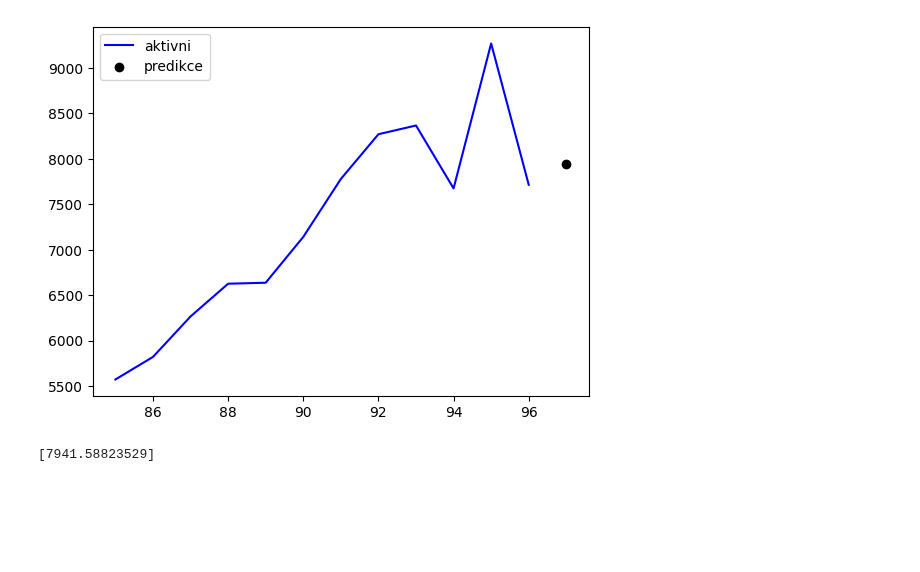
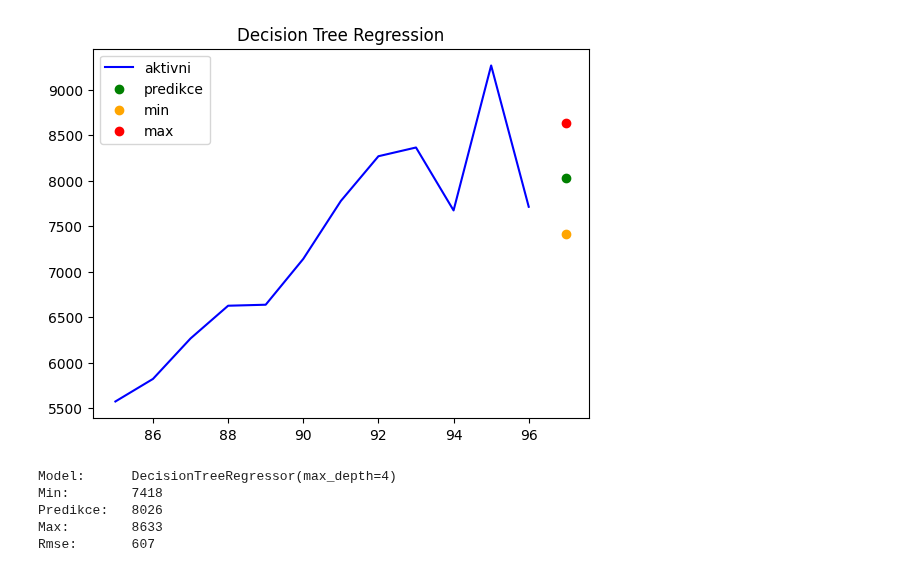
Before and after one commit to HonzaHalik/sws, a Jupyter notebook: code/predictive modeling/funkcni/decision tree regression.ipynb, the cells around one changed output. Drawn from its saved outputs; the diff is of its cells as text; code cells hidden in the pictures; blank space fills up the shorter version.

```diff
--- a/code/predictive modeling/funkcni/decision tree regression.ipynb
+++ b/code/predictive modeling/funkcni/decision tree regression.ipynb
@@ -57,25 +64,40 @@ Wall time: 298 ms
 # %%
 import pandas as pd
 from matplotlib import pyplot as plt
 df = pd.read_excel(fr"C:\Users\halik\OneDrive\development\github\sws\code\predictive modeling\funkcni\funcni data set.xlsx")
 df_orig = df.drop(df.index[-12:])
 
 #df = (df-df.min())/(df.max()-df.min())
 df_new = df.drop(df.index[:-12])
 df_new = df_new.drop(df_new.index[-11:])
 df_train = df.drop(df.index[-12:])
 
-x_new = df_new[["aktivni-1", "nove-1"]]
+x_new = df_new[parametry]
 #>> predikce
-y_pred = dtr.predict(x_new)
+y_new_pred = dtr.predict(x_new)
 #>> graf
+plt.figure()
+plt.title("Decision Tree Regression")
 #* realita
 plt.plot(X_test.index, df_test['aktivni'],label="aktivni",color="blue")
 #* predikce
-plt.scatter(x_new.index, y_pred, label='predikce', color="black")
+plt.scatter(x_new.index, y_new_pred, label='predikce', color="green")
+plt.scatter(x_new.index, y_new_pred - rmse, label="min", color="orange")
+plt.scatter(x_new.index, y_new_pred + rmse, label="max", color="red")
 plt.legend()
 plt.show()
-print(y_pred)
+#>> print
+print(f"""
+Model:      {dtr}
+Min:        {int(y_new_pred-rmse)}
+Predikce:   {int(y_new_pred)}
+Max:        {int(y_new_pred+rmse)}
+Rmse:       {int(rmse)}
+""")
 # %% [output]
-[figure, old version]
+[figure, new version]
-[7941.58823529]
+Model:      DecisionTreeRegressor(max_depth=4)
+Min:        7418
+Predikce:   8026
+Max:        8633
+Rmse:       607
```
Also changed, not shown: parts of 1 cell of this notebook, 4 other files.
